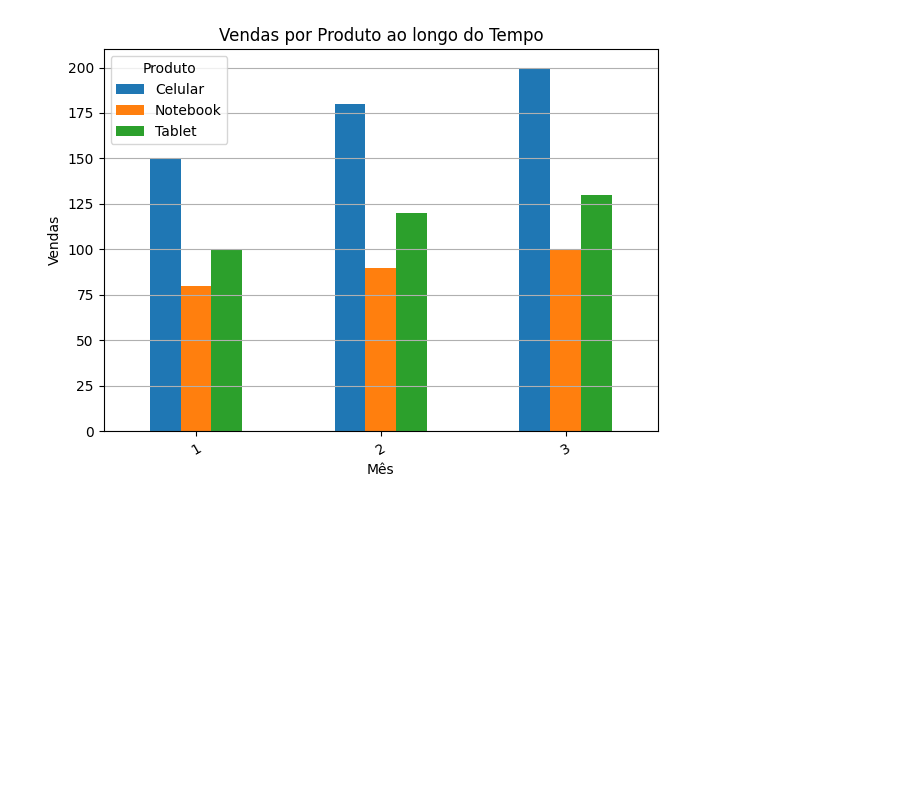
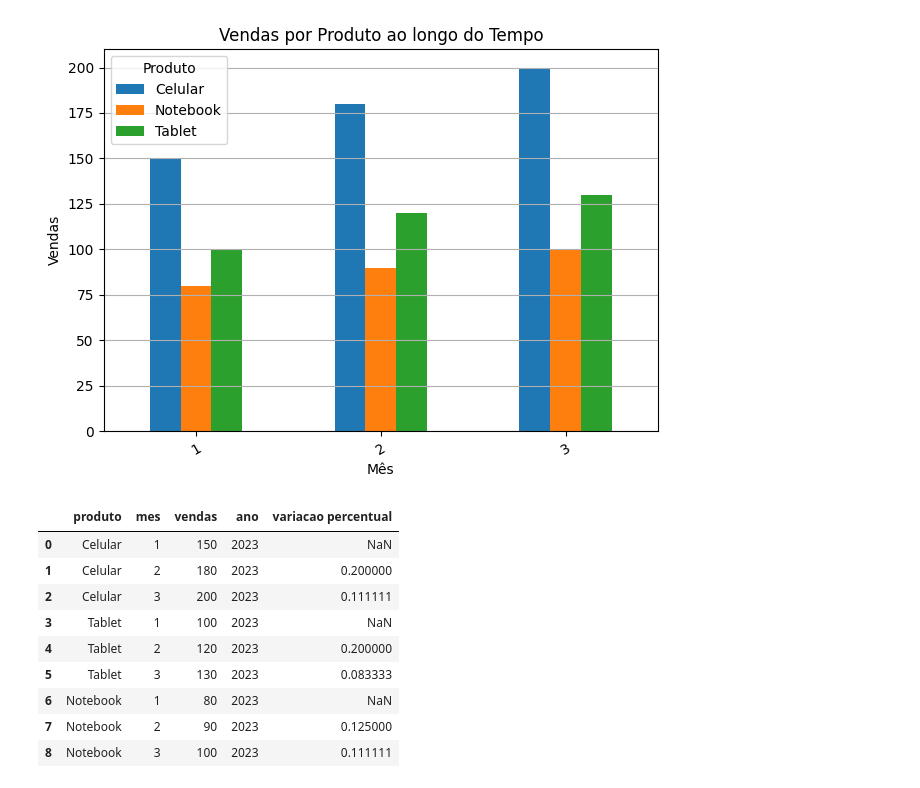
Before and after one commit to Gustavo-b017/Python_2-semestre, a Jupyter notebook: Aulas/aula 4/aula_4_4.3.24.ipynb, the cells around one changed output. Saved outputs shown, nothing was run; the diff lists cells and outputs as text; code cells hidden in the pictures; blank space fills up the shorter version.

```diff
--- a/Aulas/aula 4/aula_4_4.3.24.ipynb
+++ b/Aulas/aula 4/aula_4_4.3.24.ipynb
@@ -382,3 +382,18 @@ plt.show()
 # %% [output]
 <Figure size 1000x600 with 0 Axes>
 [figure]
+# %%
+# calcular a variacao percentual entre as vendas de um mes para o proximo
+df['variacao percentual'] = df.groupby('produto')['vendas'].pct_change()
+df
+# %% [output]
+|  | produto | mes | vendas | ano | variacao percentual |
+| 0 | Celular | 1 | 150 | 2023 | NaN |
+| 1 | Celular | 2 | 180 | 2023 | 0.200000 |
+| 2 | Celular | 3 | 200 | 2023 | 0.111111 |
+| 3 | Tablet | 1 | 100 | 2023 | NaN |
+| 4 | Tablet | 2 | 120 | 2023 | 0.200000 |
+| 5 | Tablet | 3 | 130 | 2023 | 0.083333 |
+| 6 | Notebook | 1 | 80 | 2023 | NaN |
+| 7 | Notebook | 2 | 90 | 2023 | 0.125000 |
+| 8 | Notebook | 3 | 100 | 2023 | 0.111111 |
```
Also changed, not shown: parts of 4 cells of this notebook.
